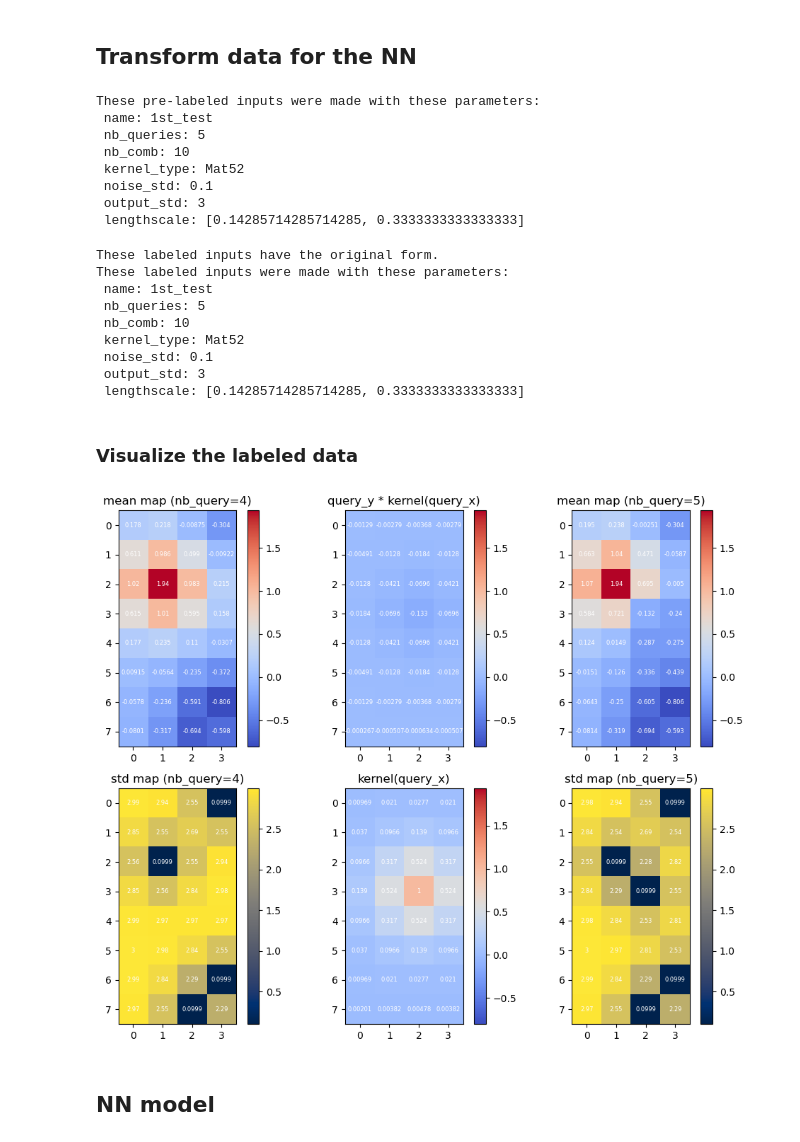
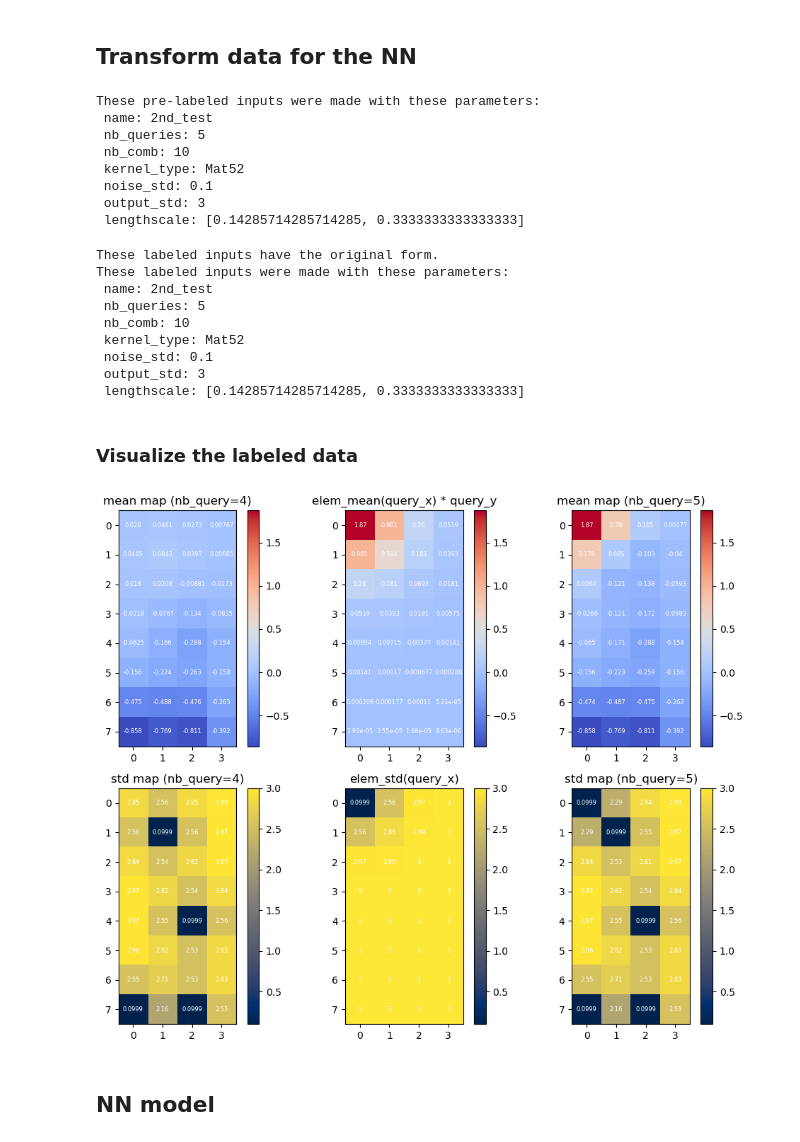
Before and after one commit to theodore2leusse/NNonlineGP, a Jupyter notebook: nn_training_and_results.ipynb, the cells around one changed output. Drawn from its saved outputs; the diff is of its cells as text; code cells hidden in the pictures.

```diff
--- a/nn_training_and_results.ipynb
+++ b/nn_training_and_results.ipynb
@@ -86,13 +86,12 @@ def labeled_inputs_plot(train_input, train_label, comb_idx: int = 0, values: boo
             train_input[comb_idx, 1], train_input[comb_idx, 2], train_label[comb_idx, 1]]
 
     # Titles for the plots
-    titles = ["mean map (nb_query=4)", "query_y * kernel(query_x)", "mean map (nb_query=5)",
-              "std map (nb_query=4)", "kernel(query_x)", "std map (nb_query=5)"]
+    titles = ["mean map (nb_query=4)", "elem_mean(query_x) * query_y", "mean map (nb_query=5)",
+              "std map (nb_query=4)", "elem_std(query_x)", "std map (nb_query=5)"]
 
     # Normalize the color scale for the std maps and other maps
-    std_maps = [train_input[comb_idx, 1], train_label[comb_idx, 1]]
-    other_maps = [train_input[comb_idx, 0], train_input[comb_idx, 2],
-                  train_input[comb_idx, 3], train_label[comb_idx, 0]]
+    std_maps = [train_input[comb_idx, 1], train_input[comb_idx, 2], train_label[comb_idx, 1]]
+    other_maps = [train_input[comb_idx, 0], train_input[comb_idx, 3], train_label[comb_idx, 0]]
 
     std_min = torch.min(torch.stack(std_maps))
     std_max = torch.max(torch.stack(std_maps))
@@ -102,7 +101,7 @@ def labeled_inputs_plot(train_input, train_label, comb_idx: int = 0, values: boo
     # Plot the maps
     for idx, ax in enumerate(axes.flat):
         # Select colormap and normalization based on the type of map
-        if idx in [3, 5]:  # std maps
+        if idx in [3, 4, 5]:  # std maps
             cax = ax.imshow(maps[idx], cmap='cividis', vmin=std_min, vmax=std_max)
         else:  # other maps
             cax = ax.imshow(maps[idx], cmap='coolwarm', vmin=other_min, vmax=other_max)
@@ -148,14 +147,16 @@ map_plot(map_emg, 'emg map')
 # %% [markdown]
 ## Transform data for the NN
 # %%
+name = '2nd_test'
+
 dg = DataGen(map_emg)
-dg.generate_pre_labeled_inputs(name='1st_test', nb_queries=5, nb_comb=10,
+dg.generate_pre_labeled_inputs(name=name, nb_queries=5, nb_comb=10,
                                kernel_type='Mat52', noise_std=0.1,
                                output_std=3, lengthscale=[1.*1/7, 1.*1/3])
-dg.format_labeled_inputs(name='1st_test')
+dg.format_labeled_inputs(name=name)
 # %% [output]
 These pre-labeled inputs were made with these parameters:
- name: 1st_test
+ name: 2nd_test
  nb_queries: 5
  nb_comb: 10
  kernel_type: Mat52
@@ -164,7 +165,7 @@ These pre-labeled inputs were made with these parameters:
  lengthscale: [0.14285714285714285, 0.3333333333333333]
 # %%
 # Load the saved data from a .pth file using PyTorch
-loaded_data = torch.load('dataset/og_'+'1st_test'+'.pth', weights_only=True)
+loaded_data = torch.load('dataset/og_'+name+'.pth', weights_only=True)
 # The 'weights_only=True' argument ensures that only the model weights (not the entire model) are loaded
 
 # Access the tensors and the description from the loaded data
@@ -176,7 +177,7 @@ print(loaded_description)
 # %% [output]
 These labeled inputs have the original form.
 These labeled inputs were made with these parameters:
- name: 1st_test
+ name: 2nd_test
  nb_queries: 5
  nb_comb: 10
  kernel_type: Mat52
@@ -186,9 +187,9 @@ These labeled inputs were made with these parameters:
 # %% [markdown]
 ### Visualize the labeled data
 # %%
-labeled_inputs_plot(train_input=train_input, train_label=train_label, comb_idx=5, values=True)
+labeled_inputs_plot(train_input=train_input, train_label=train_label, comb_idx=0, values=True)
 # %% [output]
-[figure, old version]
+[figure, new version]
 # %% [markdown]
 ## NN model
 # %%
```
Also changed, not shown: parts of 1 cell of this notebook, 1 other file.
